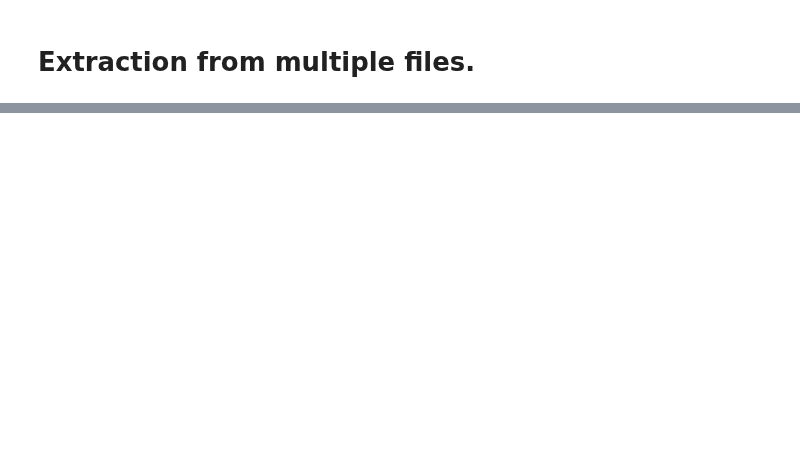
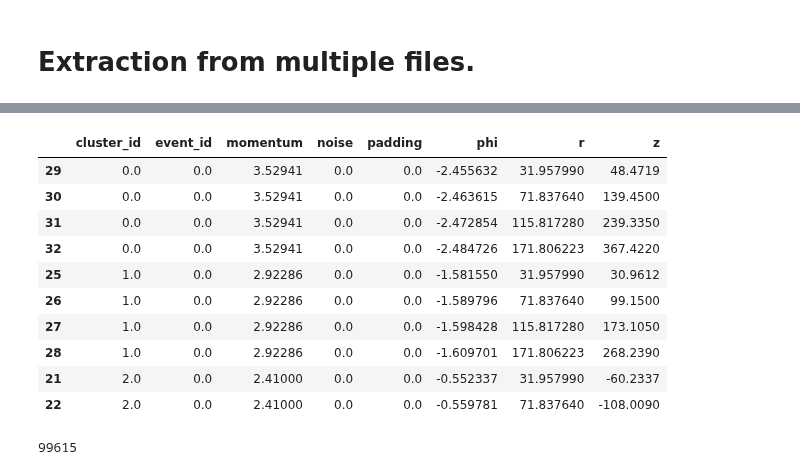
Before and after one commit to DZurawski/Fermi-Internship-2017, a Jupyter notebook: Track/EXTRACTING-FROM-ACTS.ipynb, the cells around one changed output, grey strips where cells are left out. Saved outputs shown, nothing was run; the diff lists cells and outputs as text; code cells hidden in the pictures; blank space fills up the shorter version.

```diff
--- a/Track/EXTRACTING-FROM-ACTS.ipynb
+++ b/Track/EXTRACTING-FROM-ACTS.ipynb
@@ -269,0 +318,21 @@ print(max([len(e["barcode"].unique()) for e in events]))
+# %%
+prepared = extractor.prepare_frame(events, n_rows=200, n_tracks=50, n_noise=0)
+# %%
+prepared = prepared.sort_values(["event_id", "cluster_id", "r"])
+prepared.head(10)
+# %% [output]
+|  | cluster_id | event_id | momentum | noise | padding | phi | r | z |
+| 29 | 0.0 | 0.0 | 3.52941 | 0.0 | 0.0 | -2.455632 | 31.957990 | 48.4719 |
+| 30 | 0.0 | 0.0 | 3.52941 | 0.0 | 0.0 | -2.463615 | 71.837640 | 139.4500 |
+| 31 | 0.0 | 0.0 | 3.52941 | 0.0 | 0.0 | -2.472854 | 115.817280 | 239.3350 |
+| 32 | 0.0 | 0.0 | 3.52941 | 0.0 | 0.0 | -2.484726 | 171.806223 | 367.4220 |
+| 25 | 1.0 | 0.0 | 2.92286 | 0.0 | 0.0 | -1.581550 | 31.957990 | 30.9612 |
+| 26 | 1.0 | 0.0 | 2.92286 | 0.0 | 0.0 | -1.589796 | 71.837640 | 99.1500 |
+| 27 | 1.0 | 0.0 | 2.92286 | 0.0 | 0.0 | -1.598428 | 115.817280 | 173.1050 |
+| 28 | 1.0 | 0.0 | 2.92286 | 0.0 | 0.0 | -1.609701 | 171.806223 | 268.2390 |
+| 21 | 2.0 | 0.0 | 2.41000 | 0.0 | 0.0 | -0.552337 | 31.957990 | -60.2337 |
+| 22 | 2.0 | 0.0 | 2.41000 | 0.0 | 0.0 | -0.559781 | 71.837640 | -108.0090 |
+# %%
+print(len(prepared["event_id"].unique()))
+# %% [output]
+99615
```
Also changed, not shown: parts of 10 cells of this notebook, 14 other files.
